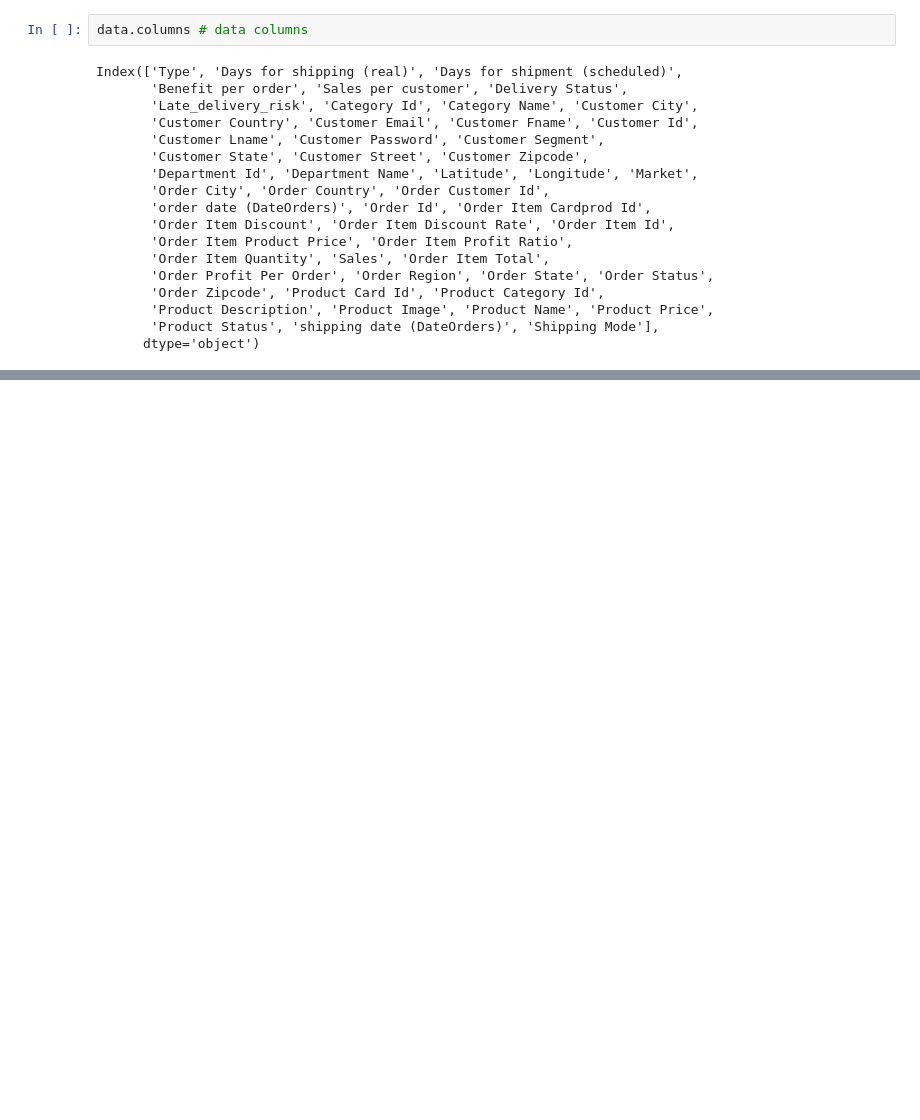
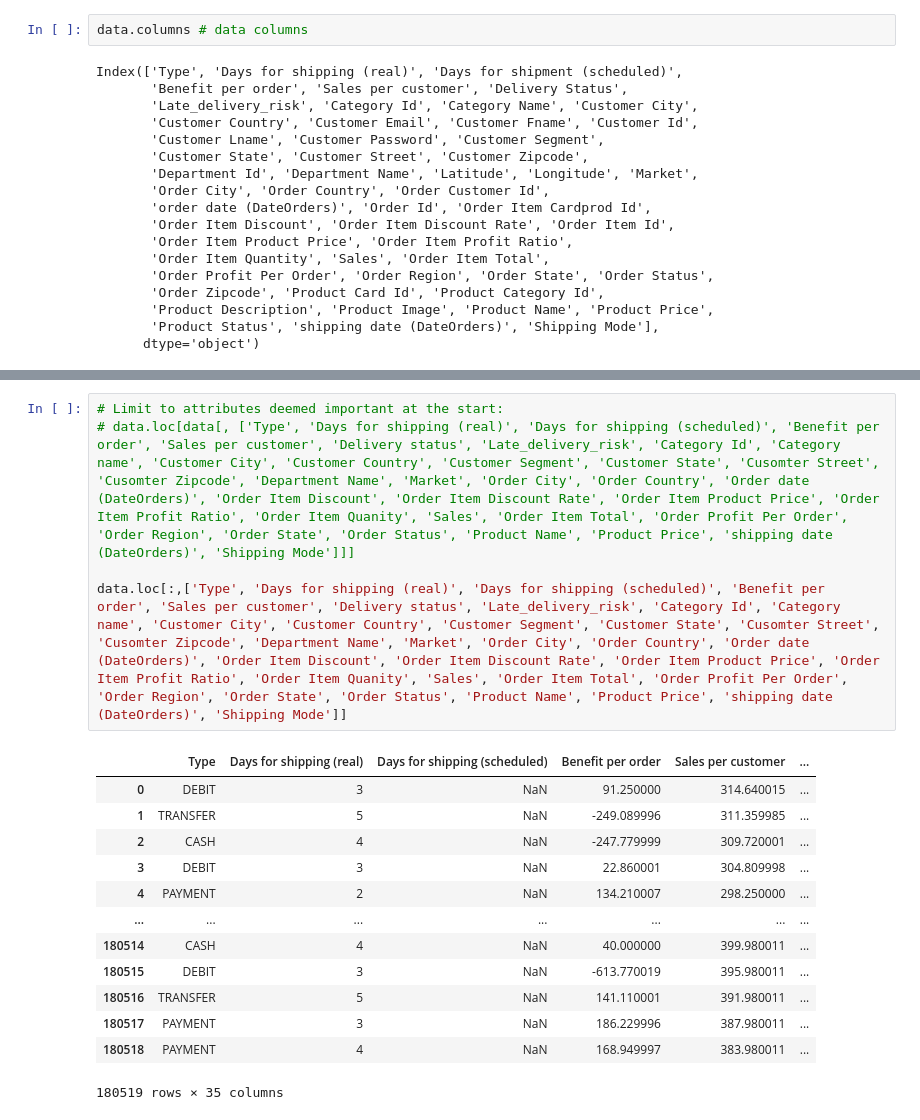
Before and after one commit to francisco-avalos/UCLA-Stats-404-W20, a Jupyter notebook: HW2-EDA.ipynb, the cells around one changed output, grey strips where cells are left out. Drawn from its saved outputs; the diff is of its cells as text; blank space fills up the shorter version.

```diff
--- a/HW2-EDA.ipynb
+++ b/HW2-EDA.ipynb
@@ -95,0 +93,19 @@ data.tail(2)
+# %%
+# Limit to attributes deemed important at the start:
+# data.loc[data[, ['Type', 'Days for shipping (real)', 'Days for shipping (scheduled)', 'Benefit per order', 'Sales per customer', 'Delivery status', 'Late_delivery_risk', 'Category Id', 'Category name', 'Customer City', 'Customer Country', 'Customer Segment', 'Customer State', 'Cusomter Street', 'Cusomter Zipcode', 'Department Name', 'Market', 'Order City', 'Order Country', 'Order date (DateOrders)', 'Order Item Discount', 'Order Item Discount Rate', 'Order Item Product Price', 'Order Item Profit Ratio', 'Order Item Quanity', 'Sales', 'Order Item Total', 'Order Profit Per Order', 'Order Region', 'Order State', 'Order Status', 'Product Name', 'Product Price', 'shipping date (DateOrders)', 'Shipping Mode']]]
+
+data.loc[:,['Type', 'Days for shipping (real)', 'Days for shipping (scheduled)', 'Benefit per order', 'Sales per customer', 'Delivery status', 'Late_delivery_risk', 'Category Id', 'Category name', 'Customer City', 'Customer Country', 'Customer Segment', 'Customer State', 'Cusomter Street', 'Cusomter Zipcode', 'Department Name', 'Market', 'Order City', 'Order Country', 'Order date (DateOrders)', 'Order Item Discount', 'Order Item Discount Rate', 'Order Item Product Price', 'Order Item Profit Ratio', 'Order Item Quanity', 'Sales', 'Order Item Total', 'Order Profit Per Order', 'Order Region', 'Order State', 'Order Status', 'Product Name', 'Product Price', 'shipping date (DateOrders)', 'Shipping Mode']]
+# %% [output]
+|  | Type | Days for shipping (real) | Days for shipping (scheduled) | Benefit per order | Sales per customer | ... |
+| 0 | DEBIT | 3 | NaN | 91.250000 | 314.640015 | ... |
+| 1 | TRANSFER | 5 | NaN | -249.089996 | 311.359985 | ... |
+| 2 | CASH | 4 | NaN | -247.779999 | 309.720001 | ... |
+| 3 | DEBIT | 3 | NaN | 22.860001 | 304.809998 | ... |
+| 4 | PAYMENT | 2 | NaN | 134.210007 | 298.250000 | ... |
+| ... | ... | ... | ... | ... | ... | ... |
+| 180514 | CASH | 4 | NaN | 40.000000 | 399.980011 | ... |
+| 180515 | DEBIT | 3 | NaN | -613.770019 | 395.980011 | ... |
+| 180516 | TRANSFER | 5 | NaN | 141.110001 | 391.980011 | ... |
+| 180517 | PAYMENT | 3 | NaN | 186.229996 | 387.980011 | ... |
+| 180518 | PAYMENT | 4 | NaN | 168.949997 | 383.980011 | ... |
+180519 rows × 35 columns
```
Also changed, not shown: parts of 15 cells of this notebook.
